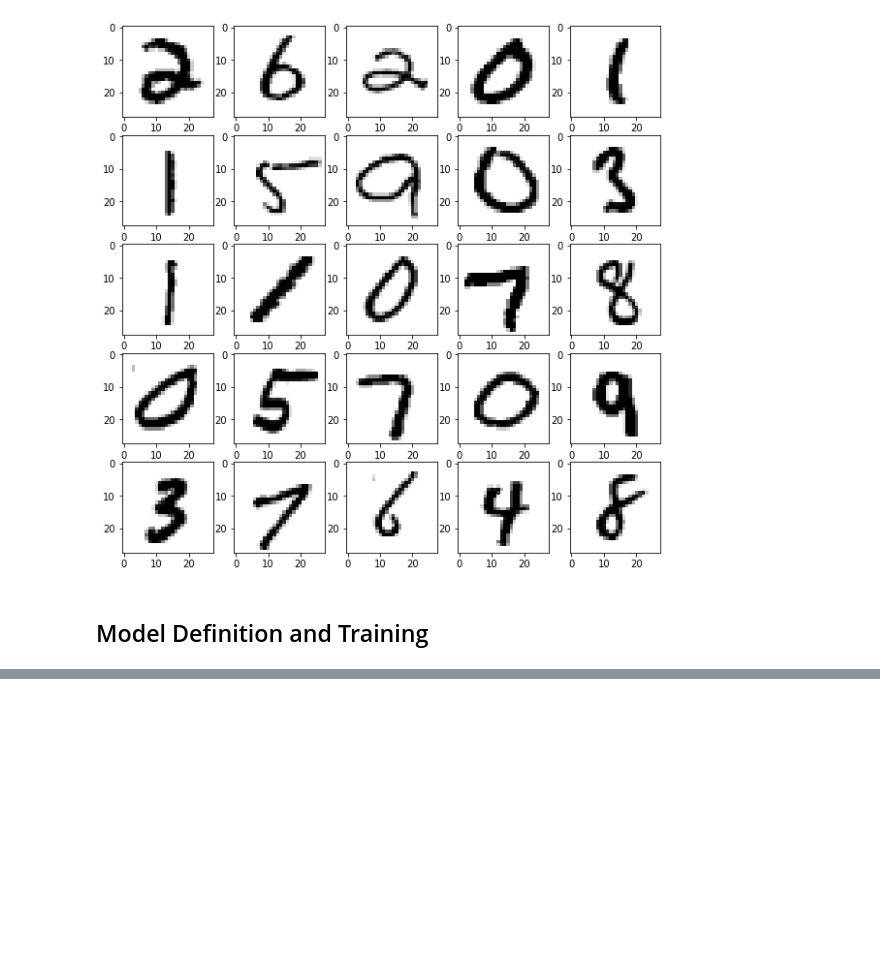
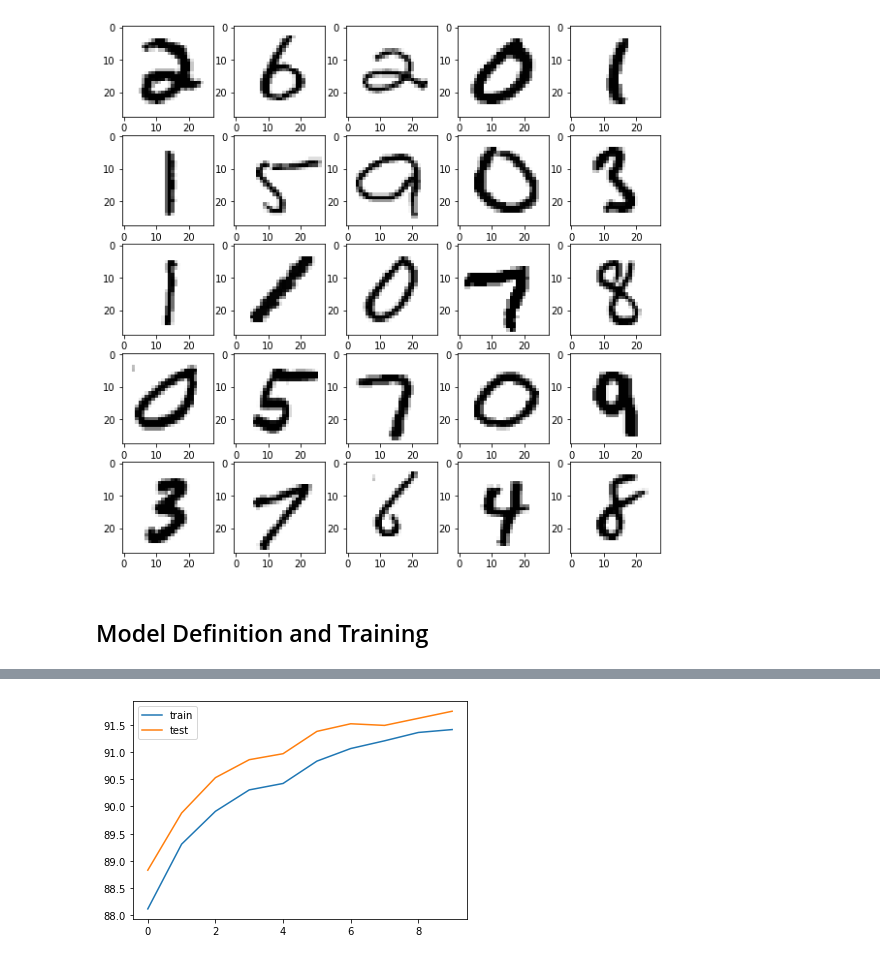
Before and after one commit to Kaasiak/into-the-deep, a Jupyter notebook: multinomial-log-reg.ipynb, the cells around one changed output, grey strips where cells are left out. Saved outputs shown, nothing was run; the diff lists cells and outputs as text; code cells hidden in the pictures; blank space fills up the shorter version.

Commit message:
Add train test acc plot

```diff
--- a/multinomial-log-reg.ipynb
+++ b/multinomial-log-reg.ipynb
@@ -100,7 +99,10 @@ for epoch in range(num_epochs):
             print('Epoch: %03d/%03d | Batch %03d/%03d | Cost: %.4f'
                    %(epoch + 1, num_epochs, batch_idx, batch_size, cost))
 
+    acc = compute_accuracy(model, train_loader)
     print('Epoch: %03d/%03d training accuracy: %.2f%%' % (
-        epoch + 1, num_epochs, compute_accuracy(model, train_loader)
+        epoch + 1, num_epochs, acc
     ))
+    train_acc.append(acc)
+    test_acc.append(compute_accuracy(model, test_loader))
 # %% [output]
@@ -127,0 +130,7 @@ Test accuracy: 91.76%
+# %%
+plt.plot(train_acc, label="train")
+plt.plot(test_acc, label="test")
+plt.legend()
+plt.show()
+# %% [output]
+[figure, added]
```
Also changed, not shown: parts of 3 cells of this notebook.
